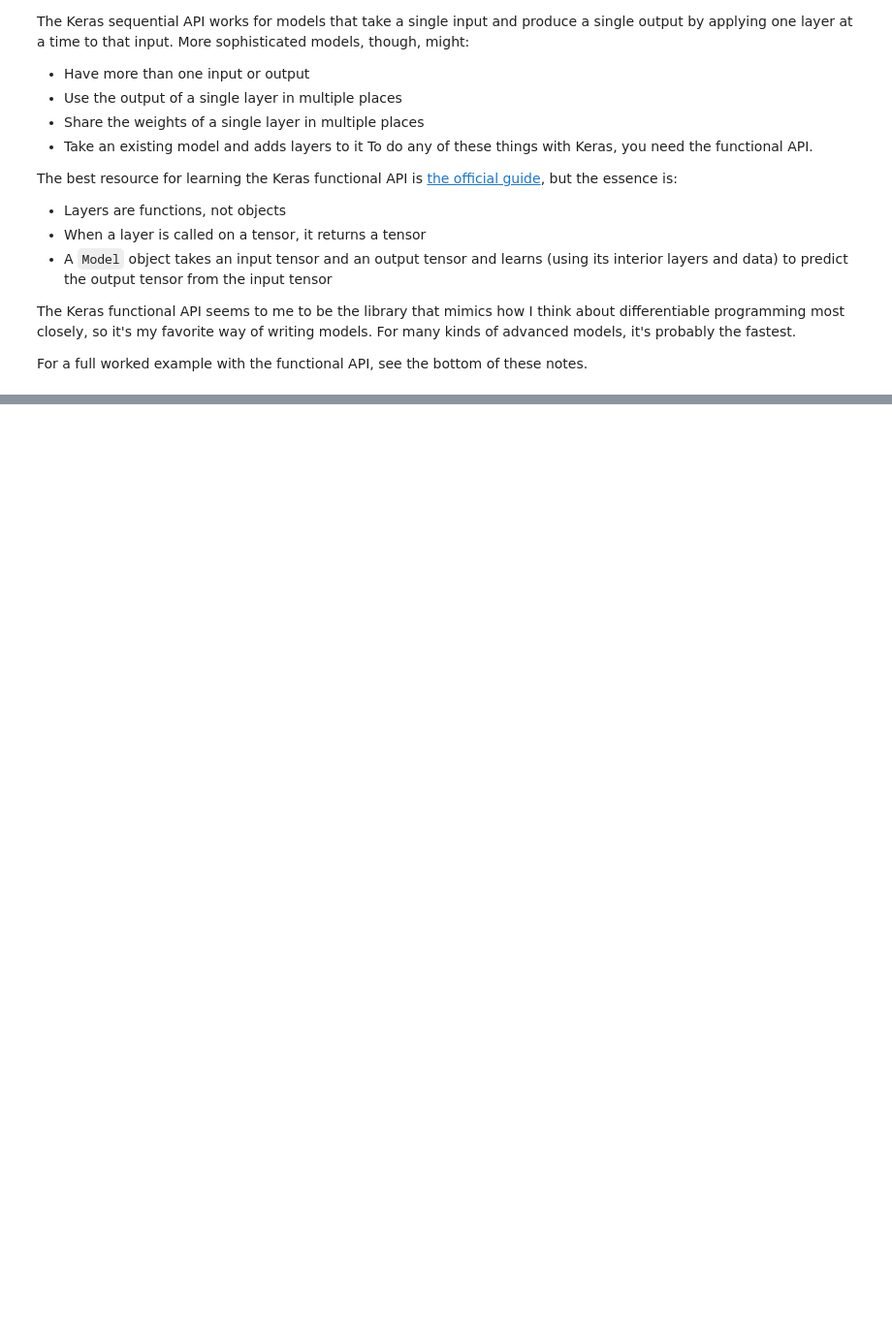
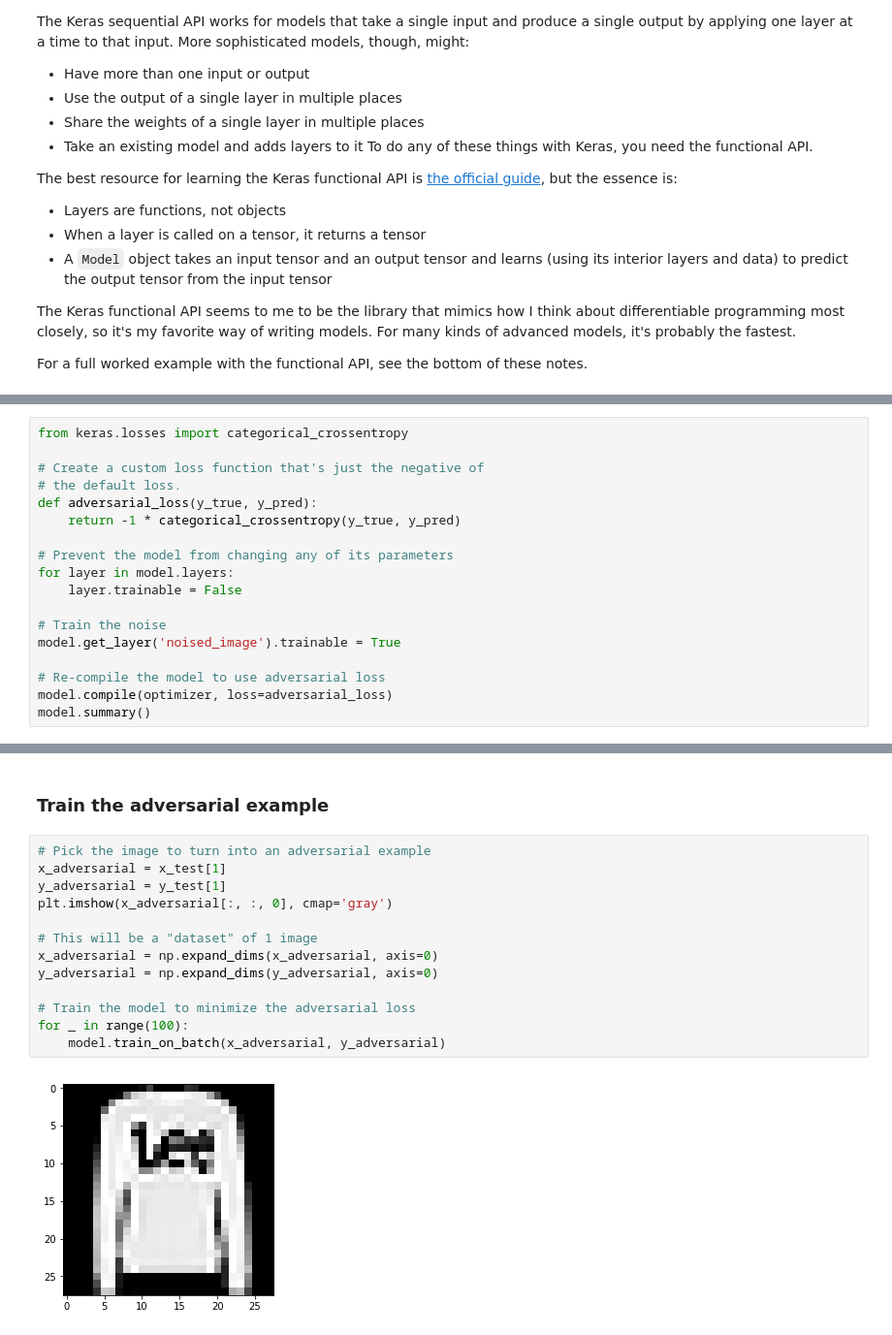
Before and after one commit to maxwells-daemons/caltech-cs11-tensorflow, a Jupyter notebook: labs/lab_5_adversarial_examples/notes_5.ipynb, the cells around one changed output, grey strips where cells are left out. Shown: that part at 97% size. Drawn from its saved outputs; the diff is of its cells as text; blank space fills up the shorter version.

```diff
--- a/labs/lab_5_adversarial_examples/notes_5.ipynb
+++ b/labs/lab_5_adversarial_examples/notes_5.ipynb
@@ -192,0 +378,18 @@ But, as you'll find out in this week's assignment, it's actually sufficient to j
+# %%
+from keras.losses import categorical_crossentropy
+
+# Create a custom loss function that's just the negative of
+# the default loss.
+def adversarial_loss(y_true, y_pred):
+    return -1 * categorical_crossentropy(y_true, y_pred)
+
+# Prevent the model from changing any of its parameters
+for layer in model.layers:
+    layer.trainable = False
+
+# Train the noise
+model.get_layer('noised_image').trainable = True
+
+# Re-compile the model to use adversarial loss
+model.compile(optimizer, loss=adversarial_loss)
+model.summary()
@@ -192,0 +414,17 @@ But, as you'll find out in this week's assignment, it's actually sufficient to j
+# %% [markdown]
+### Train the adversarial example
+# %%
+# Pick the image to turn into an adversarial example
+x_adversarial = x_test[1]
+y_adversarial = y_test[1]
+plt.imshow(x_adversarial[:, :, 0], cmap='gray')
+
+# This will be a "dataset" of 1 image
+x_adversarial = np.expand_dims(x_adversarial, axis=0)
+y_adversarial = np.expand_dims(y_adversarial, axis=0)
+
+# Train the model to minimize the adversarial loss
+for _ in range(100):
+    model.train_on_batch(x_adversarial, y_adversarial)
+# %% [output]
+[figure, added]
```
Also changed, not shown: parts of 24 cells of this notebook.
